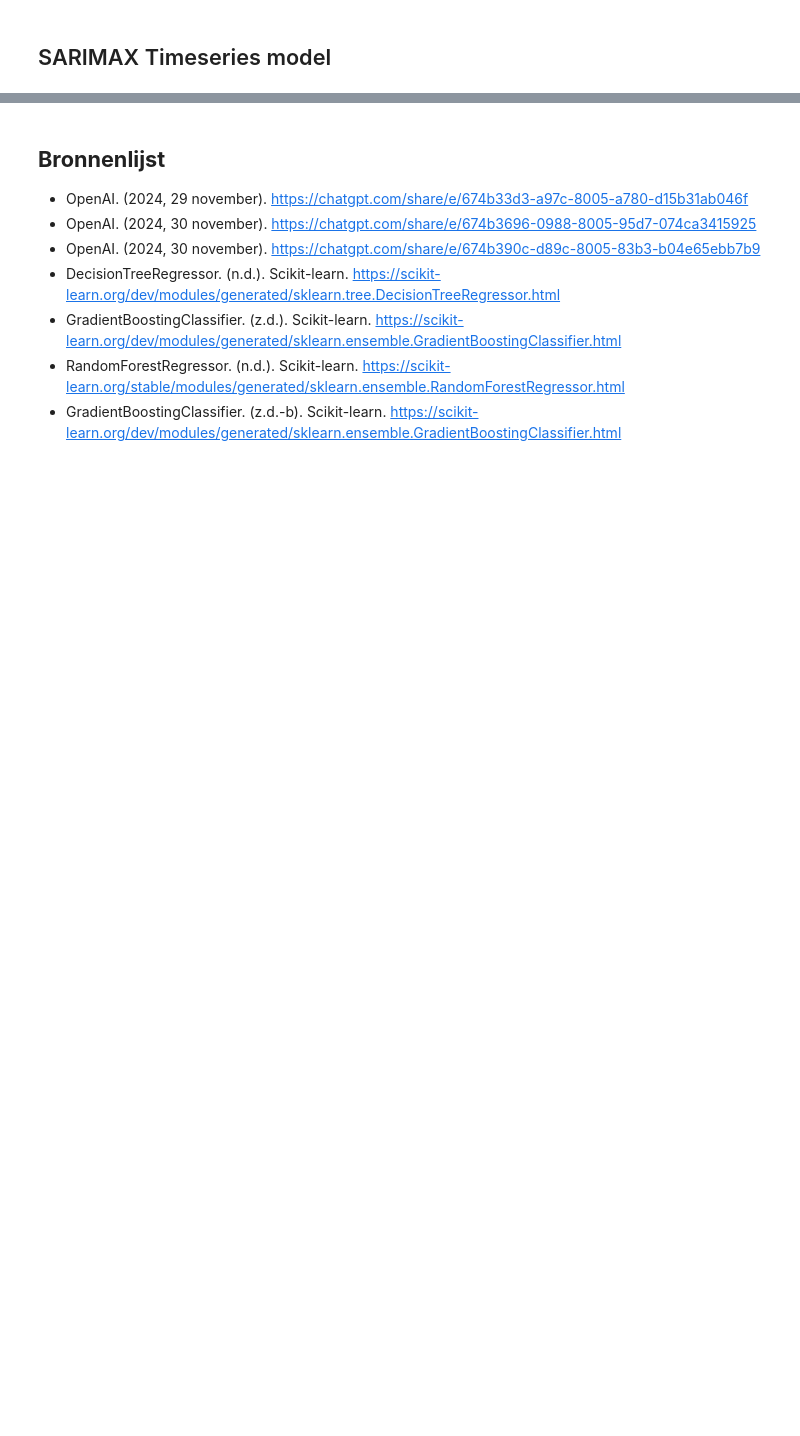
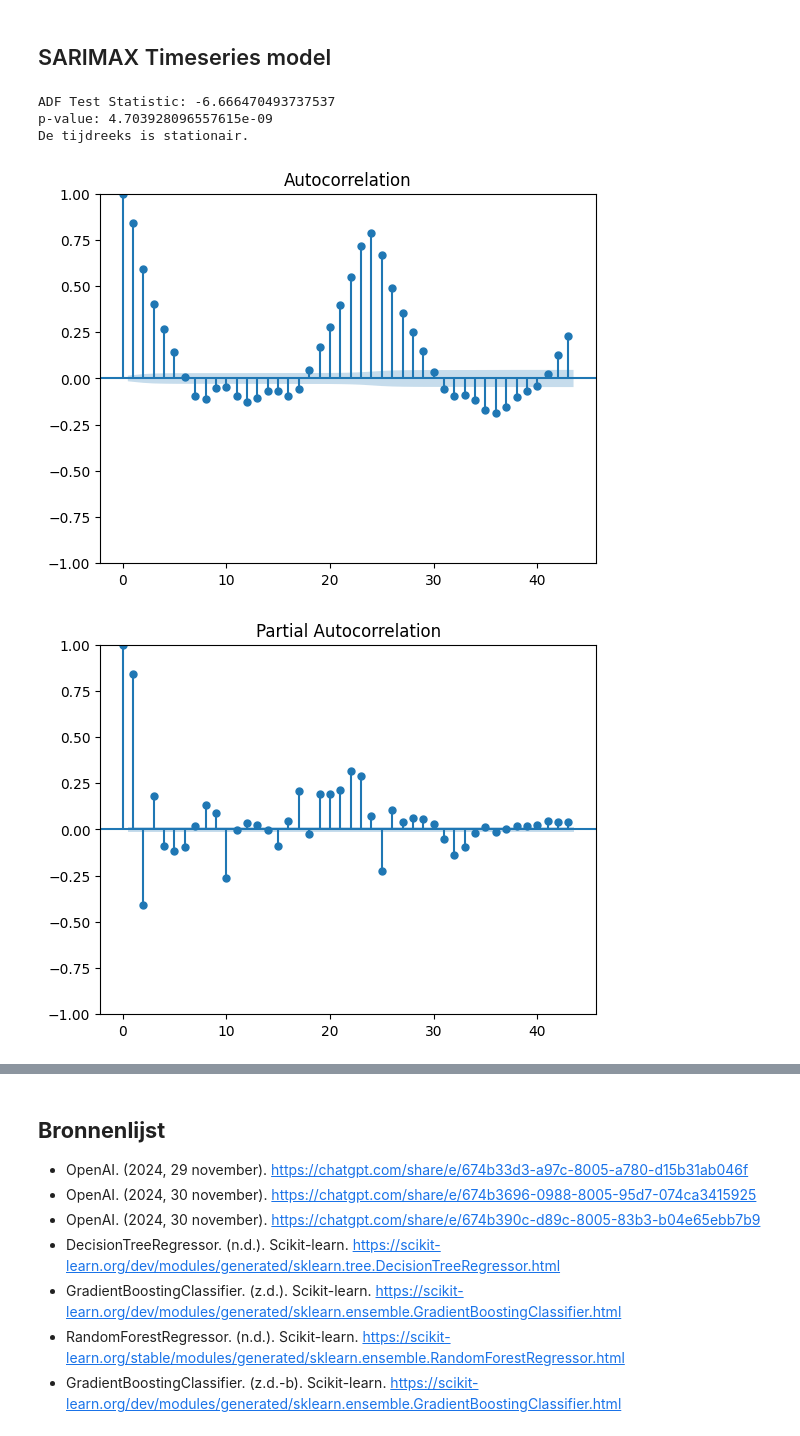
Before and after one commit to Tijnwy/MachineLearning, a Jupyter notebook: ML_opdracht_2/Untitled-1.ipynb, the cells around one changed output, grey strips where cells are left out. Cells and saved outputs as stored; diff of their text form; code cells hidden in the pictures; blank space fills up the shorter version.

```diff
--- a/ML_opdracht_2/Untitled-1.ipynb
+++ b/ML_opdracht_2/Untitled-1.ipynb
@@ -904,3 +928,32 @@ test rmse LinearRegression() 202.40879640137643
 #rest
 # %% [markdown]
 ## SARIMAX Timeseries model
+# %%
+from statsmodels.tsa.stattools import adfuller
+
+adf_test = adfuller(train_data_final['cnt'].dropna())
+print(f"ADF Test Statistic: {adf_test[0]}")
+print(f"p-value: {adf_test[1]}")
+
+if adf_test[1] > 0.05:
+    print("De tijdreeks is niet stationair.")
+else:
+    print("De tijdreeks is stationair.")
+# %% [output]
+ADF Test Statistic: -6.666470493737537
+p-value: 4.703928096557615e-09
+De tijdreeks is stationair.
+# %%
+from statsmodels.graphics.tsaplots import plot_acf, plot_pacf
+import matplotlib.pyplot as plt
+
+# ACF: Laat zien hoe de huidige waarde afhankelijk is van eerdere waarden
+plot_acf(train_data_final['cnt'])
+plt.show()
+
+# PACF: Laat zien welke lags directe invloeden hebben
+plot_pacf(train_data_final['cnt'])
+plt.show()
+# %% [output]
+[figure, added]
+[figure, added]
```
Also changed, not shown: parts of 14 cells of this notebook.
